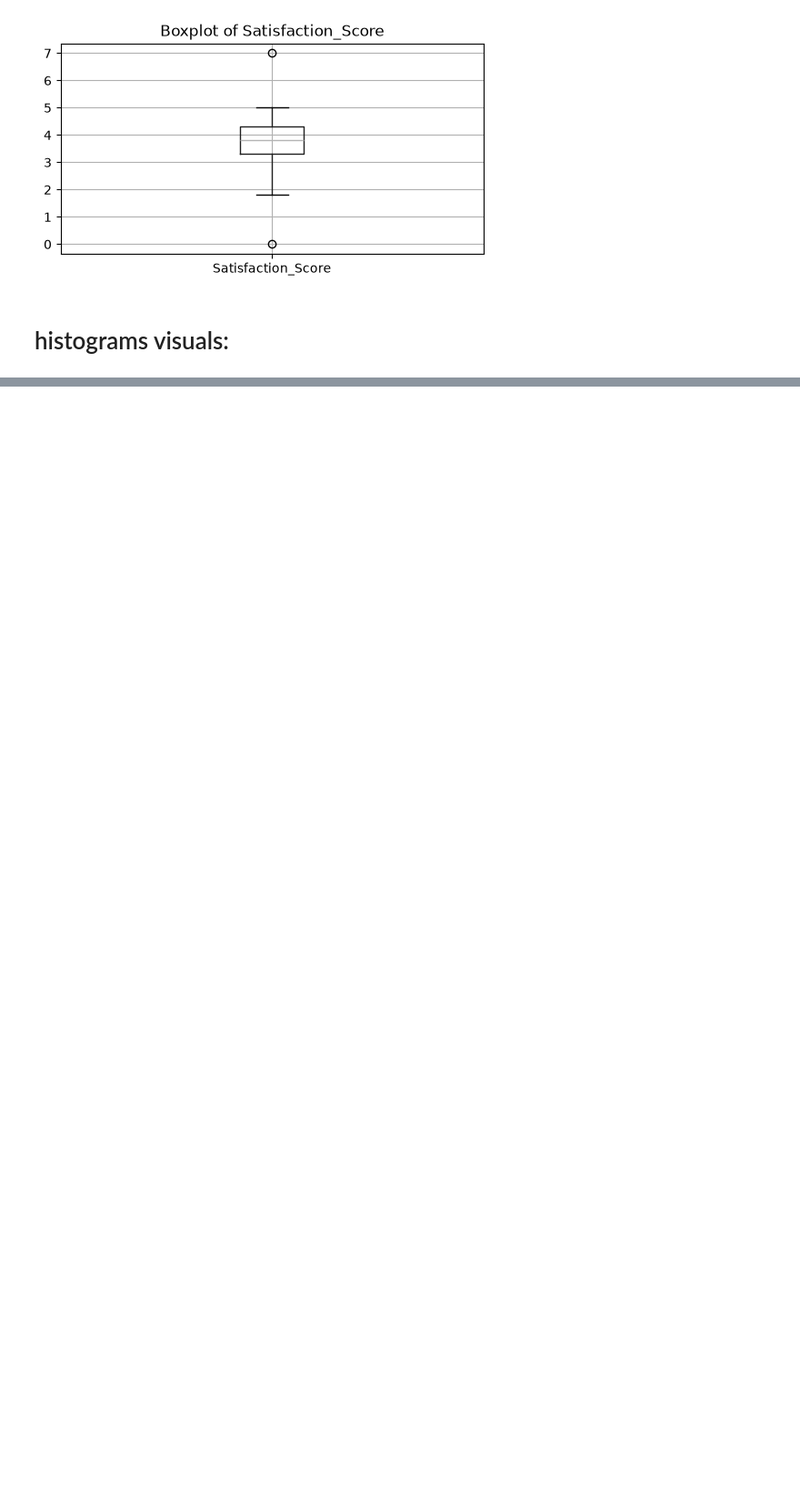
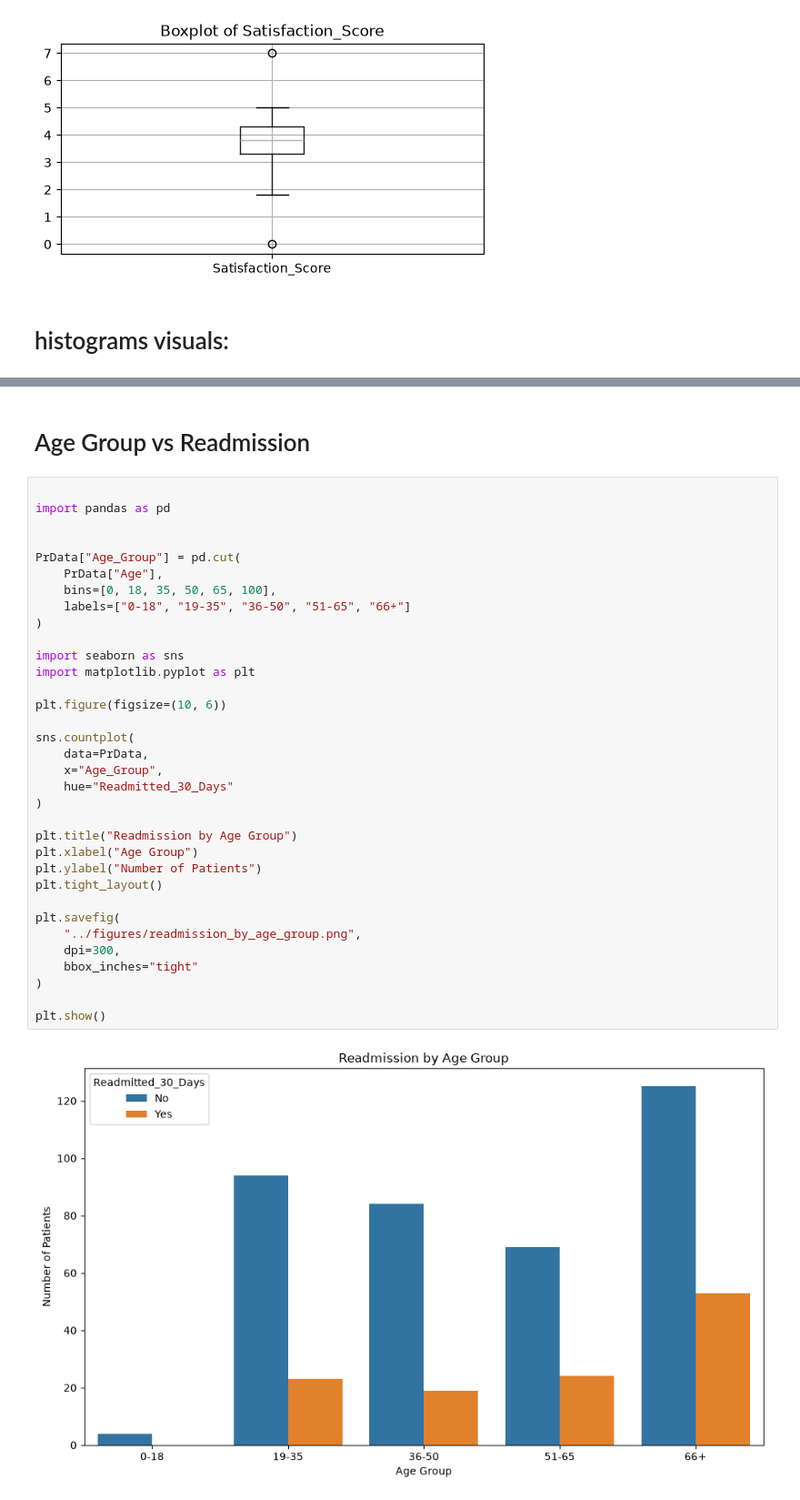
Before and after one commit to Clinton-Analyst/Healthcare_patient_readmission_risk_analysis_and-_predictive_modelling, a Jupyter notebook: scripts/DataExploratoryAnalysis.ipynb, the cells around one changed output, grey strips where cells are left out. Shown at 91% size. Cells and saved outputs as stored; diff of their text form; blank space fills up the shorter version.

Commit message:
Visualized Binary Variables

```diff
--- a/scripts/DataExploratoryAnalysis.ipynb
+++ b/scripts/DataExploratoryAnalysis.ipynb
@@ -90,0 +92,38 @@ plt.show()
+# %% [markdown]
+# Age Group vs Readmission
+# %%
+
+import pandas as pd
+
+
+PrData["Age_Group"] = pd.cut(
+    PrData["Age"],
+    bins=[0, 18, 35, 50, 65, 100],
+    labels=["0-18", "19-35", "36-50", "51-65", "66+"]
+)
+
+import seaborn as sns
+import matplotlib.pyplot as plt
+
+plt.figure(figsize=(10, 6))
+
+sns.countplot(
+    data=PrData,
+    x="Age_Group",
+    hue="Readmitted_30_Days"
+)
+
+plt.title("Readmission by Age Group")
+plt.xlabel("Age Group")
+plt.ylabel("Number of Patients")
+plt.tight_layout()
+
+plt.savefig(
+    "../figures/readmission_by_age_group.png",
+    dpi=300,
+    bbox_inches="tight"
+)
+
+plt.show()
+# %% [output]
+[figure, added]
```
Also changed, not shown: parts of 12 cells of this notebook, 6 other files.
